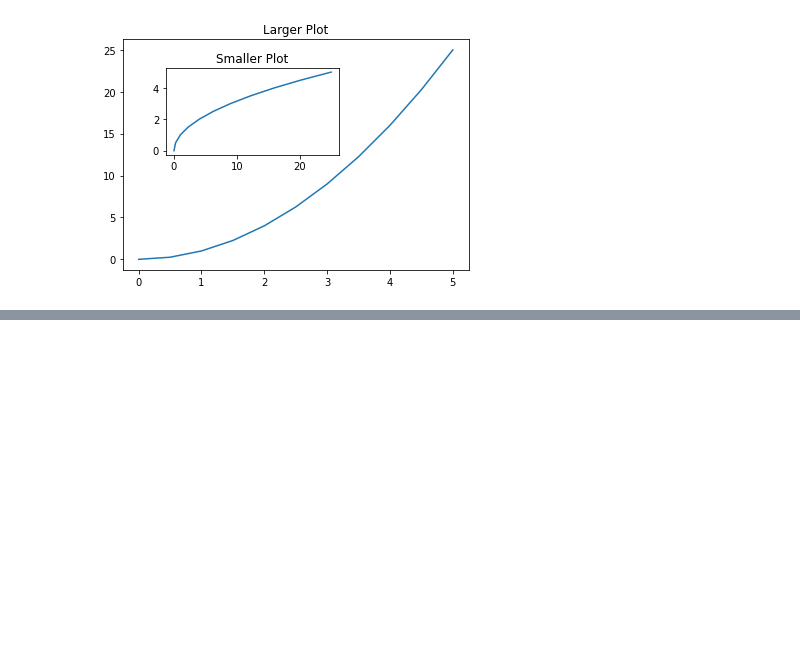
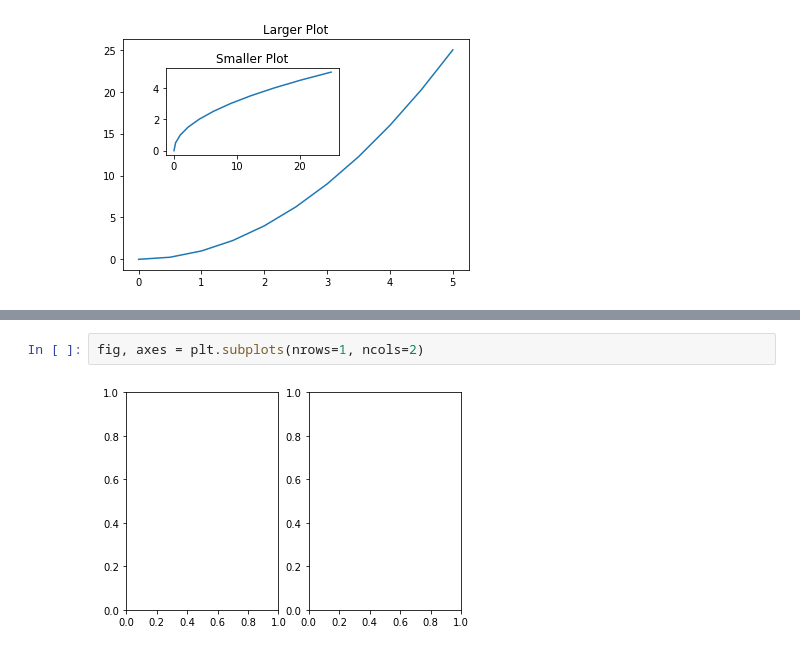
Before and after one commit to nids18/Matplotlib-, a Jupyter notebook: Data Visualization with Matplotlib Nids.ipynb, the cells around one changed output, grey strips where cells are left out. Drawn from its saved outputs; the diff is of its cells as text; blank space fills up the shorter version.

```diff
--- a/Data Visualization with Matplotlib Nids.ipynb
+++ b/Data Visualization with Matplotlib Nids.ipynb
@@ -96,0 +111,4 @@ Text(0.5, 1.0, 'Smaller Plot')
+# %%
+fig, axes = plt.subplots(nrows=1, ncols=2)
+# %% [output]
+[figure, added]
```
Also changed, not shown: parts of 27 cells of this notebook.
